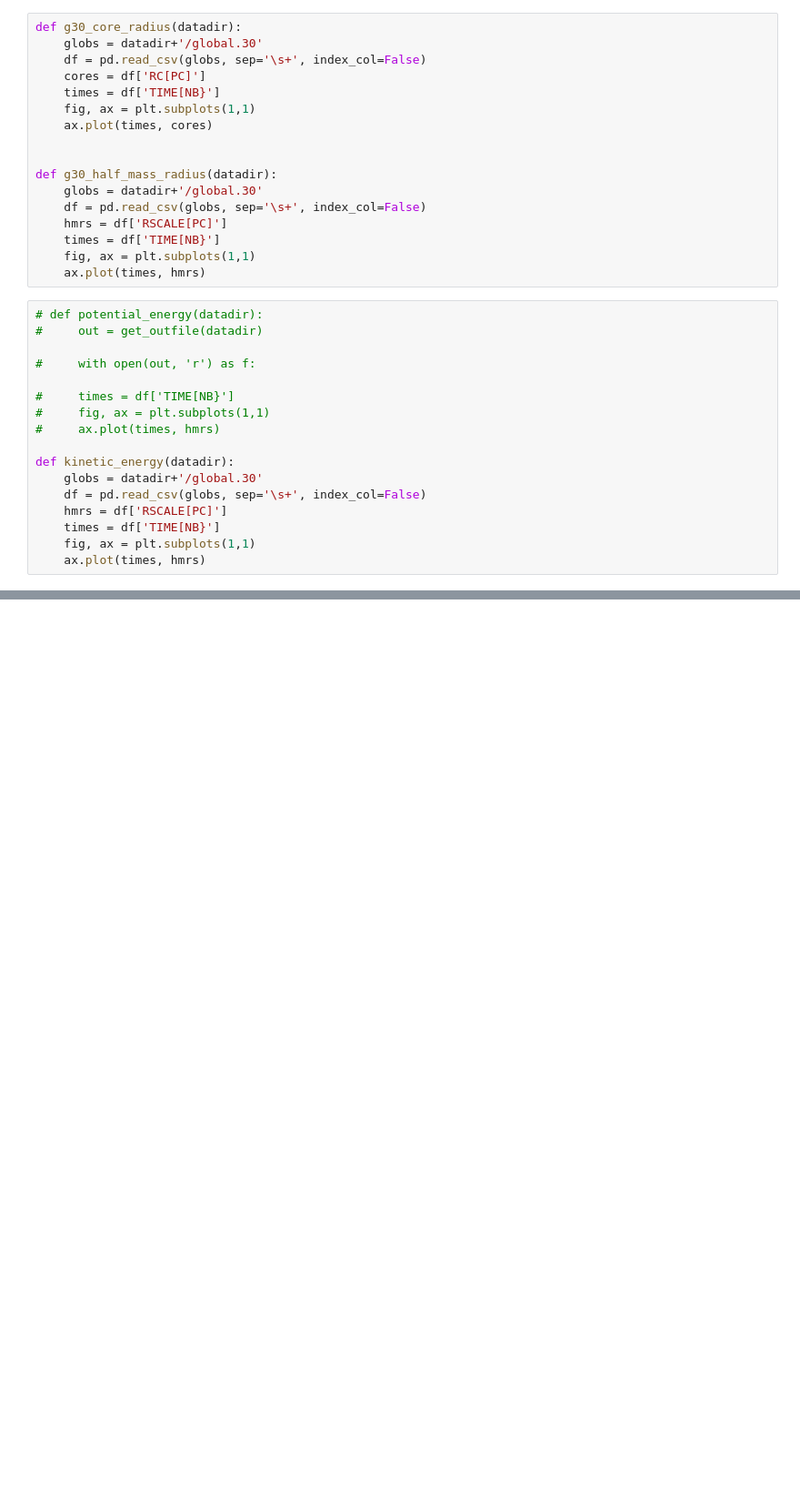
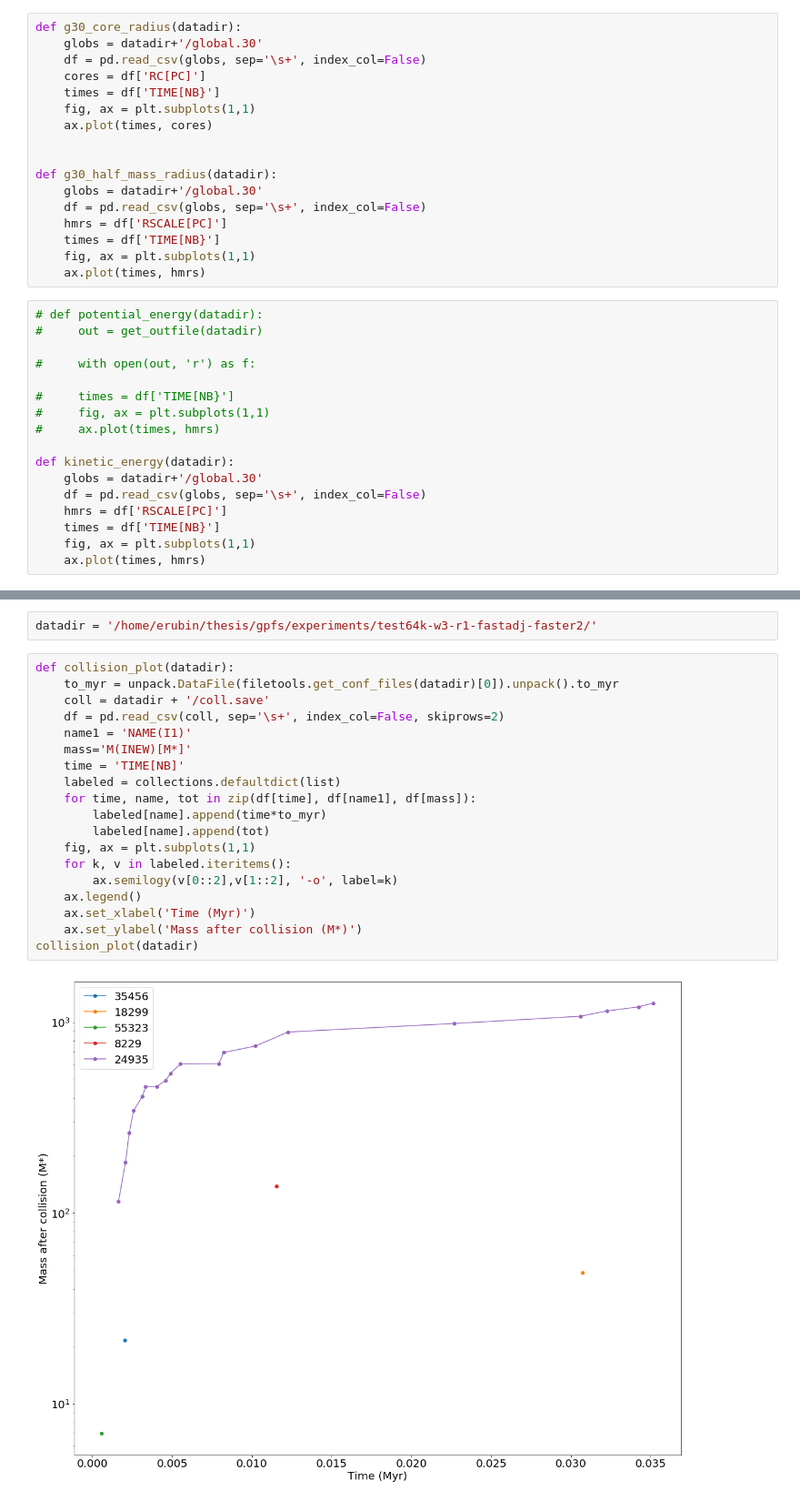
Before and after one commit to efrubin/thesis-scripts, a Jupyter notebook: AnalysisNotebook.ipynb, the cells around one changed output, grey strips where cells are left out. Shown at 91% size. Drawn from its saved outputs; the diff is of its cells as text; blank space fills up the shorter version.

Commit message:
added conf_to_dat

```diff
--- a/AnalysisNotebook.ipynb
+++ b/AnalysisNotebook.ipynb
@@ -170,0 +189,23 @@ g30_core_radius(datadir)
+# %%
+datadir = '/home/erubin/thesis/gpfs/experiments/test64k-w3-r1-fastadj-faster2/'
+# %%
+def collision_plot(datadir):
+    to_myr = unpack.DataFile(filetools.get_conf_files(datadir)[0]).unpack().to_myr
+    coll = datadir + '/coll.save'
+    df = pd.read_csv(coll, sep='\s+', index_col=False, skiprows=2)
+    name1 = 'NAME(I1)'
+    mass='M(INEW)[M*]'
+    time = 'TIME[NB]'
+    labeled = collections.defaultdict(list)
+    for time, name, tot in zip(df[time], df[name1], df[mass]):
+        labeled[name].append(time*to_myr)
+        labeled[name].append(tot)
+    fig, ax = plt.subplots(1,1)
+    for k, v in labeled.iteritems():
+        ax.semilogy(v[0::2],v[1::2], '-o', label=k)
+    ax.legend()
+    ax.set_xlabel('Time (Myr)')
+    ax.set_ylabel('Mass after collision (M*)')
+collision_plot(datadir)
+# %% [output]
+[figure, added]
```
Also changed, not shown: parts of 11 cells of this notebook, 3 other files.
